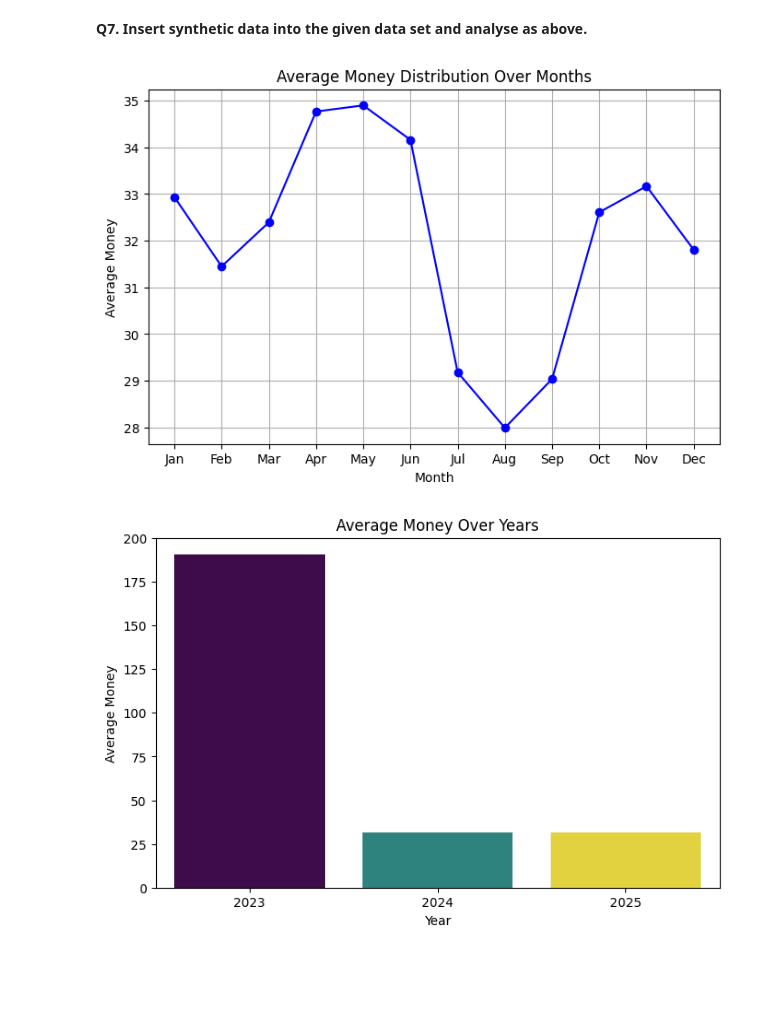
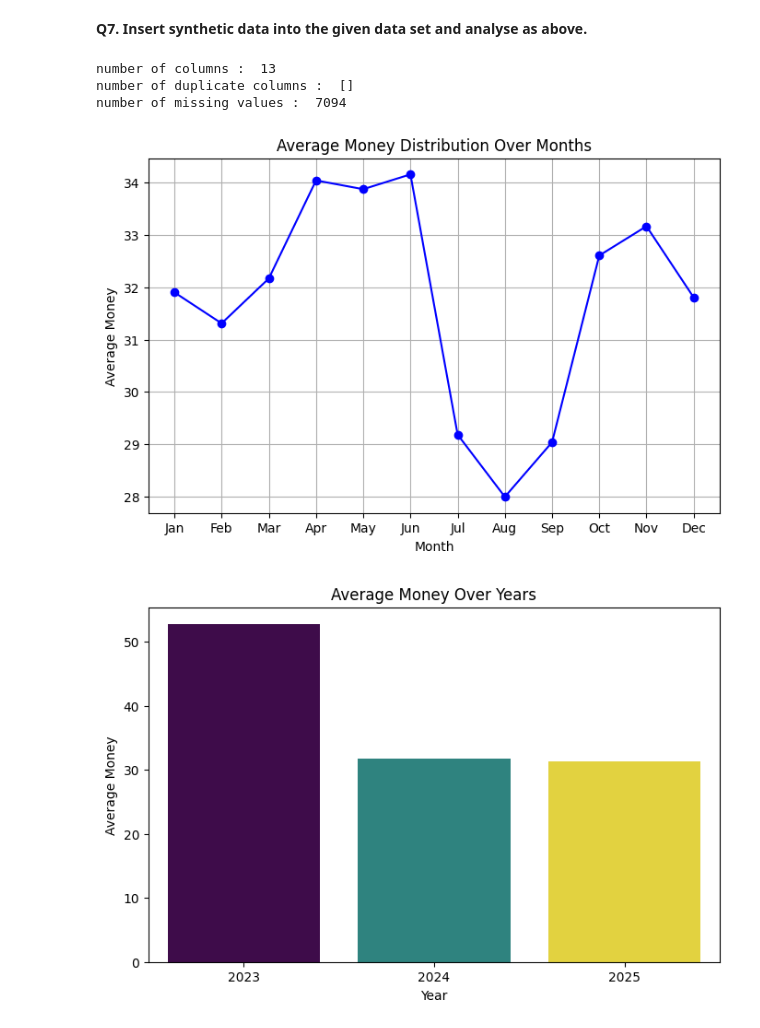
Before and after one commit to Banhivaroy/IDEAS_TIHub_Project_Submission, a Jupyter notebook: Copy_of_02_exploratory_data_analysis_with_sales_data.ipynb, the cells around one changed output. Drawn from its saved outputs; the diff is of its cells as text; code cells hidden in the pictures; blank space fills up the shorter version.

```diff
--- a/Copy_of_02_exploratory_data_analysis_with_sales_data.ipynb
+++ b/Copy_of_02_exploratory_data_analysis_with_sales_data.ipynb
@@ -230,17 +231,28 @@ df
 
 # 1. Insert synthetic data :
 synthetic_data = pd.DataFrame({
-    "Date": pd.date_range(start="2023-01-11", periods=5, freq="D"),
-    "coffee_name": np.random.choice(["Latte","Espresso","Cappuccino","Mocha","Americano"], size=5),
-    "money": np.random.randint(100, 300, size=5),
-    "Month_name": ["Jan", "Feb", "Mar", "Apr", "May"],
-    "Time_of_Day": np.random.choice(["Morning","Afternoon","Evening"], size=5)
+    "hour_of_day": [9, 15],
+    "cash_type": ["cash", "card"],
+    "money": [45.5, 60.0],
+    "coffee_name": ["Espresso", "Cappuccino"],
+    "Time_of_Day": ["Morning", "Evening"],
+    "Weekday": ["Mon", "Tue"],
+    "Month_name": ["Jan", "Feb"],
+    "Weekdaysort": [1, 2],
+    "Monthsort": [1, 2],
+    "Date": ["2023-01-15", "2023-02-20"],
+    "Time": ["09:10:00", "15:45:00"],
+    "Month": [1, 2],
+    "Year": [2023, 2023]
 })
 coffee_data = pd.concat([coffee_data, synthetic_data], ignore_index=True)
 # 2. Find number of columns, duplicate columns, and missing values :
 num_columns = coffee_data.shape[1]
+print("number of columns : ",num_columns)
 duplicate = coffee_data.columns[coffee_data.columns.duplicated()]
+print("number of duplicate columns : ",list(duplicate))
 missing_values = coffee_data.isnull().sum().sum()
+print("number of missing values : ",missing_values)
 # 3. Basic statistics of the data :
 basic_stats = coffee_data.describe(include="all")
 # 4. Average money for each year :
@@ -270,32 +282,35 @@ plt.grid(True)
 plt.show()
 # 8. Density of money (overall)
 yearly_avg = coffee_data.groupby("Year")["money"].mean()
 
 plt.figure(figsize=(8,5))
 sns.barplot(x=yearly_avg.index, y=yearly_avg.values, hue=yearly_avg.index, palette="viridis", legend=False)
 plt.title("Average Money Over Years")
 plt.xlabel("Year")
 plt.ylabel("Average Money")
 plt.show()
 
 # 9. Distribution of money over coffee names :
 plt.figure(figsize=(10,6))
 sns.barplot(x="coffee_name", y="money", data=coffee_data, estimator=np.mean)
 plt.xticks(rotation=90)
 plt.title("Average Money Distribution over Coffee Names")
 plt.show()
 
 # 10. Times of the Day :
 times_of_day = coffee_data["Time_of_Day"].unique()
 
 # 11. Number of coffee types :
 num_coffees = coffee_data["coffee_name"].nunique()
 
 # 12. Max money from coffee_name :
 max_money_per_coffee = coffee_data.groupby("coffee_name")["money"].max()
 
 # 13. Average money per Time of Day :
 avg_money_timeofday = coffee_data.groupby("Time_of_Day")["money"].mean()
 # %% [output]
+number of columns :  13
+number of duplicate columns :  []
+number of missing values :  7094
-[figure, old version]
+[figure, new version]
-[figure, old version]
+[figure, new version]
```
Also changed, not shown: parts of 5 cells of this notebook.
